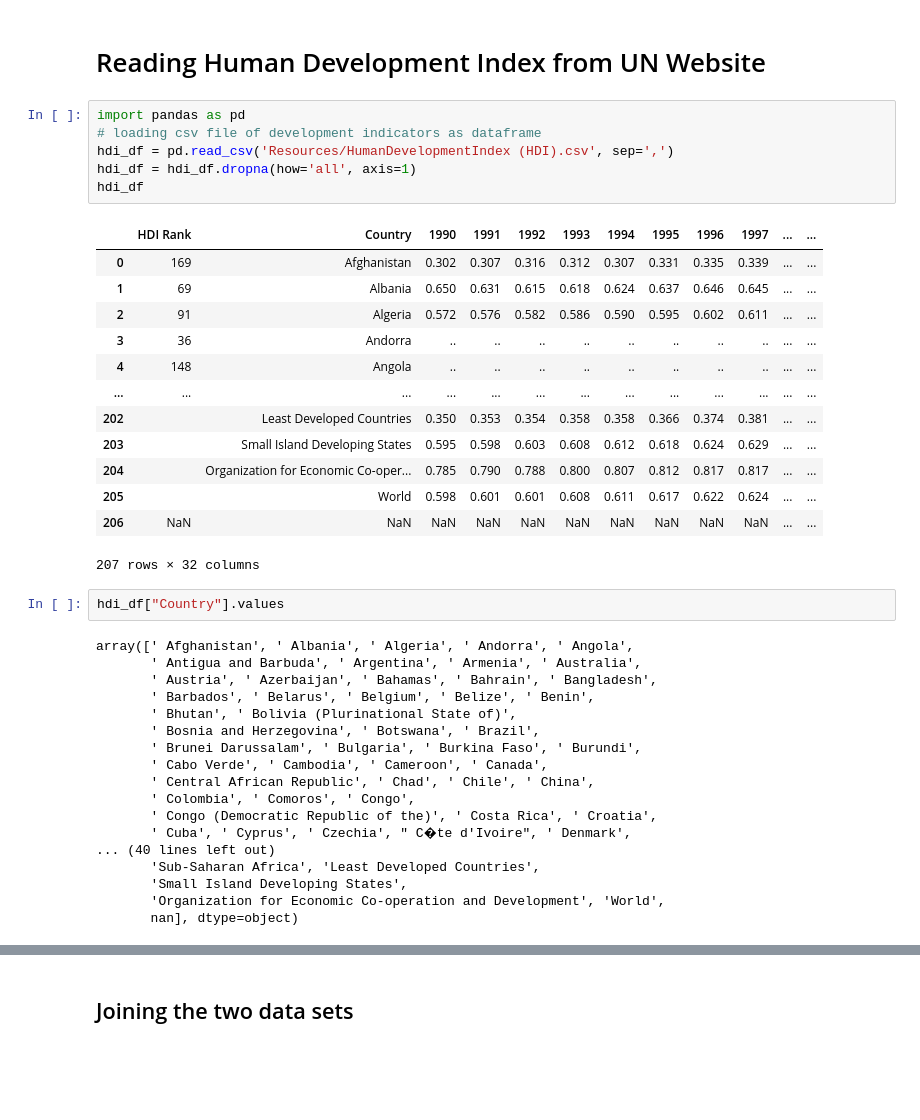
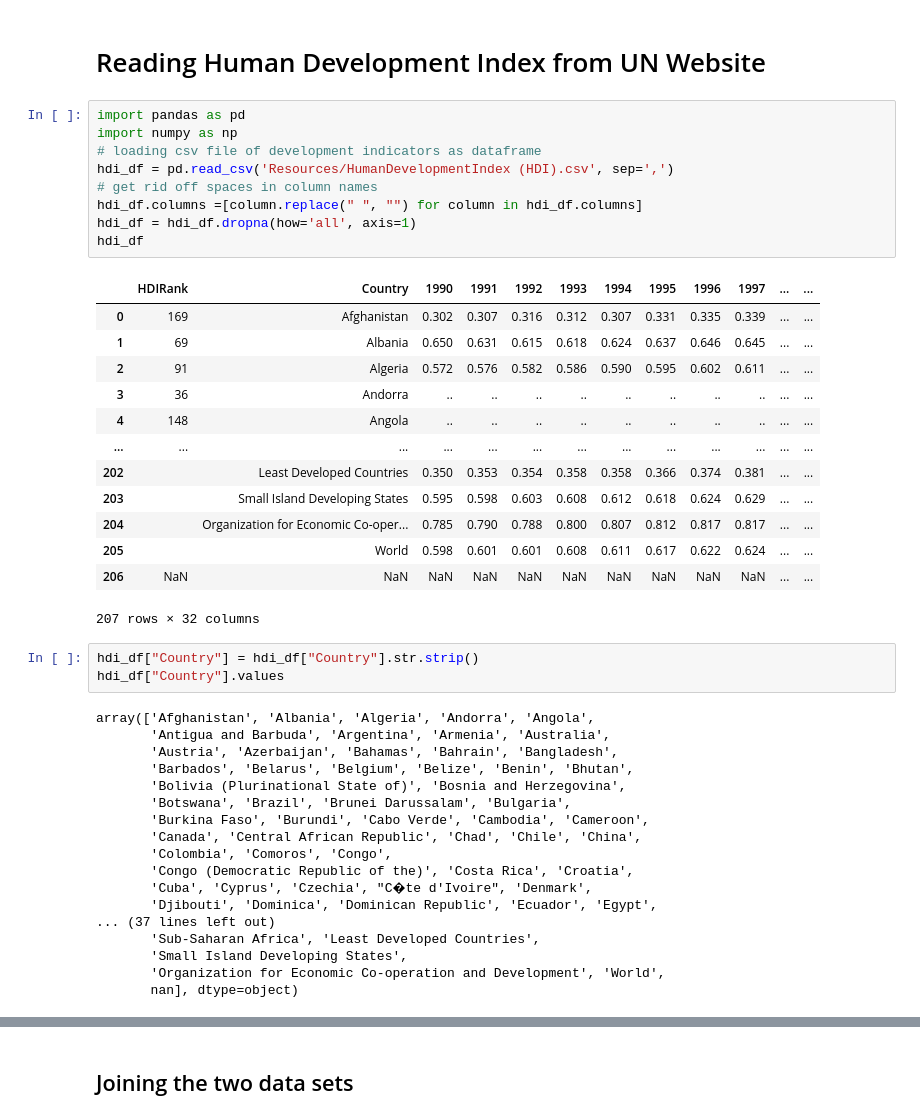
Before and after one commit to JoeAB3/Group5Capstone_Project, a Jupyter notebook: pre-processingWBD.ipynb, the cells around one changed output, grey strips where cells are left out. Cells and saved outputs as stored; diff of their text form; blank space fills up the shorter version.

```diff
--- a/pre-processingWBD.ipynb
+++ b/pre-processingWBD.ipynb
@@ -92,12 +120,15 @@ features_df
 # Reading Human Development Index from UN Website
 # %%
 import pandas as pd
+import numpy as np
 # loading csv file of development indicators as dataframe
 hdi_df = pd.read_csv('Resources/HumanDevelopmentIndex (HDI).csv', sep=',')
+# get rid off spaces in column names
+hdi_df.columns =[column.replace(" ", "") for column in hdi_df.columns]
 hdi_df = hdi_df.dropna(how='all', axis=1)
 hdi_df
 # %% [output]
-|  | HDI Rank | Country | 1990 | 1991 | 1992 | 1993 | 1994 | 1995 | 1996 | 1997 | ... | ... |
+|  | HDIRank | Country | 1990 | 1991 | 1992 | 1993 | 1994 | 1995 | 1996 | 1997 | ... | ... |
 | 0 | 169 | Afghanistan | 0.302 | 0.307 | 0.316 | 0.312 | 0.307 | 0.331 | 0.335 | 0.339 | ... | ... |
 | 1 | 69 | Albania | 0.650 | 0.631 | 0.615 | 0.618 | 0.624 | 0.637 | 0.646 | 0.645 | ... | ... |
 | 2 | 91 | Algeria | 0.572 | 0.576 | 0.582 | 0.586 | 0.590 | 0.595 | 0.602 | 0.611 | ... | ... |
@@ -111,21 +142,22 @@ hdi_df
 | 206 | NaN | NaN | NaN | NaN | NaN | NaN | NaN | NaN | NaN | NaN | ... | ... |
 207 rows × 32 columns
 # %%
+hdi_df["Country"] = hdi_df["Country"].str.strip()
 hdi_df["Country"].values
 # %% [output]
-array([' Afghanistan', ' Albania', ' Algeria', ' Andorra', ' Angola',
-       ' Antigua and Barbuda', ' Argentina', ' Armenia', ' Australia',
-       ' Austria', ' Azerbaijan', ' Bahamas', ' Bahrain', ' Bangladesh',
-       ' Barbados', ' Belarus', ' Belgium', ' Belize', ' Benin',
-       ' Bhutan', ' Bolivia (Plurinational State of)',
-       ' Bosnia and Herzegovina', ' Botswana', ' Brazil',
-       ' Brunei Darussalam', ' Bulgaria', ' Burkina Faso', ' Burundi',
-       ' Cabo Verde', ' Cambodia', ' Cameroon', ' Canada',
-       ' Central African Republic', ' Chad', ' Chile', ' China',
-       ' Colombia', ' Comoros', ' Congo',
-       ' Congo (Democratic Republic of the)', ' Costa Rica', ' Croatia',
-       ' Cuba', ' Cyprus', ' Czechia', " C�te d'Ivoire", ' Denmark',
-... (40 lines left out)
+array(['Afghanistan', 'Albania', 'Algeria', 'Andorra', 'Angola',
+       'Antigua and Barbuda', 'Argentina', 'Armenia', 'Australia',
+       'Austria', 'Azerbaijan', 'Bahamas', 'Bahrain', 'Bangladesh',
+       'Barbados', 'Belarus', 'Belgium', 'Belize', 'Benin', 'Bhutan',
+       'Bolivia (Plurinational State of)', 'Bosnia and Herzegovina',
+       'Botswana', 'Brazil', 'Brunei Darussalam', 'Bulgaria',
+       'Burkina Faso', 'Burundi', 'Cabo Verde', 'Cambodia', 'Cameroon',
+       'Canada', 'Central African Republic', 'Chad', 'Chile', 'China',
+       'Colombia', 'Comoros', 'Congo',
+       'Congo (Democratic Republic of the)', 'Costa Rica', 'Croatia',
+       'Cuba', 'Cyprus', 'Czechia', "C�te d'Ivoire", 'Denmark',
+       'Djibouti', 'Dominica', 'Dominican Republic', 'Ecuador', 'Egypt',
+... (37 lines left out)
        'Sub-Saharan Africa', 'Least Developed Countries',
        'Small Island Developing States',
        'Organization for Economic Co-operation and Development', 'World',
```
Also changed, not shown: parts of 19 cells of this notebook, 1 other file.
